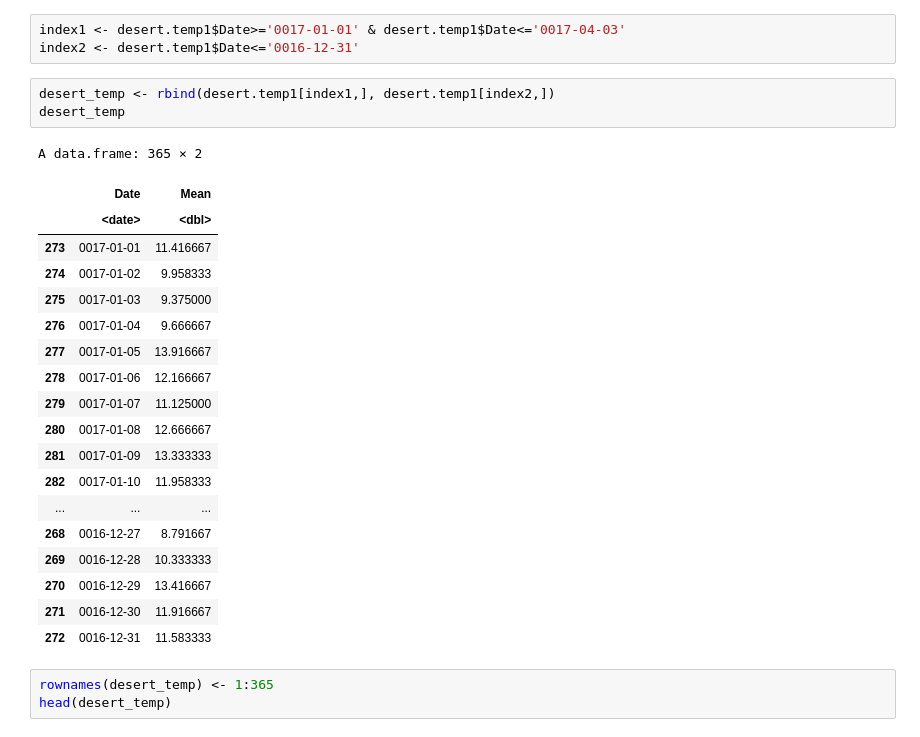
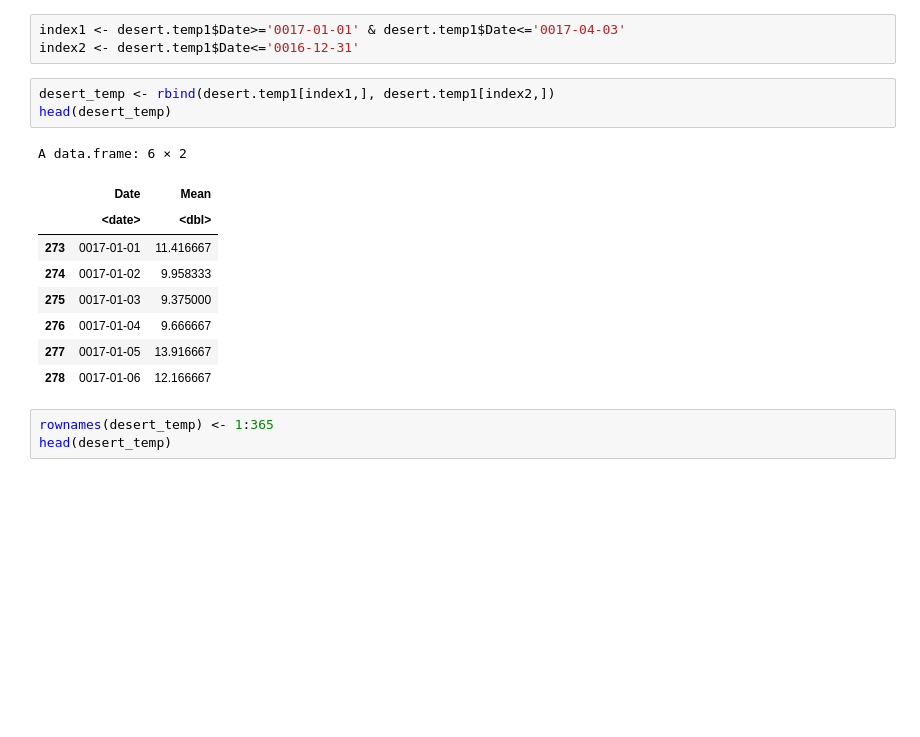
Before and after one commit to bioatmosphere/microbiome-climate-gradient, a Jupyter notebook: inputs/site_information/soil_temperature.ipynb, the cells around one changed output. Saved outputs shown, nothing was run; the diff lists cells and outputs as text; blank space fills up the shorter version.

```diff
--- a/inputs/site_information/soil_temperature.ipynb
+++ b/inputs/site_information/soil_temperature.ipynb
@@ -198,27 +191,17 @@ index1 <- desert.temp1$Date>='0017-01-01' & desert.temp1$Date<='0017-04-03'
 index2 <- desert.temp1$Date<='0016-12-31'
 # %%
 desert_temp <- rbind(desert.temp1[index1,], desert.temp1[index2,])
-desert_temp
+head(desert_temp)
 # %% [output]
-A data.frame: 365 × 2
+A data.frame: 6 × 2
 |  | Date | Mean |
 |  | <date> | <dbl> |
 | 273 | 0017-01-01 | 11.416667 |
 | 274 | 0017-01-02 | 9.958333 |
 | 275 | 0017-01-03 | 9.375000 |
 | 276 | 0017-01-04 | 9.666667 |
 | 277 | 0017-01-05 | 13.916667 |
 | 278 | 0017-01-06 | 12.166667 |
-| 279 | 0017-01-07 | 11.125000 |
-| 280 | 0017-01-08 | 12.666667 |
-| 281 | 0017-01-09 | 13.333333 |
-| 282 | 0017-01-10 | 11.958333 |
-| ... | ... | ... |
-| 268 | 0016-12-27 | 8.791667 |
-| 269 | 0016-12-28 | 10.333333 |
-| 270 | 0016-12-29 | 13.416667 |
-| 271 | 0016-12-30 | 11.916667 |
-| 272 | 0016-12-31 | 11.583333 |
 # %%
 rownames(desert_temp) <- 1:365
 head(desert_temp)
```
Also changed, not shown: parts of 10 cells of this notebook.
